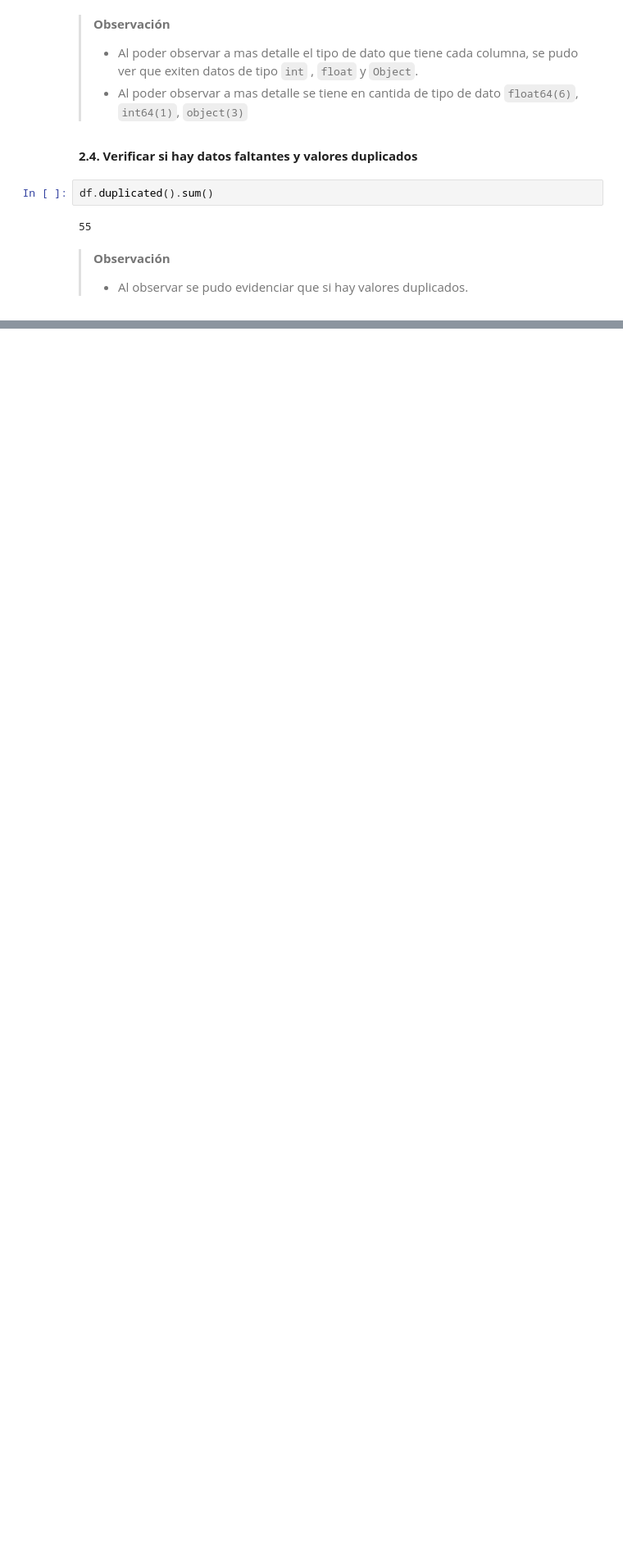
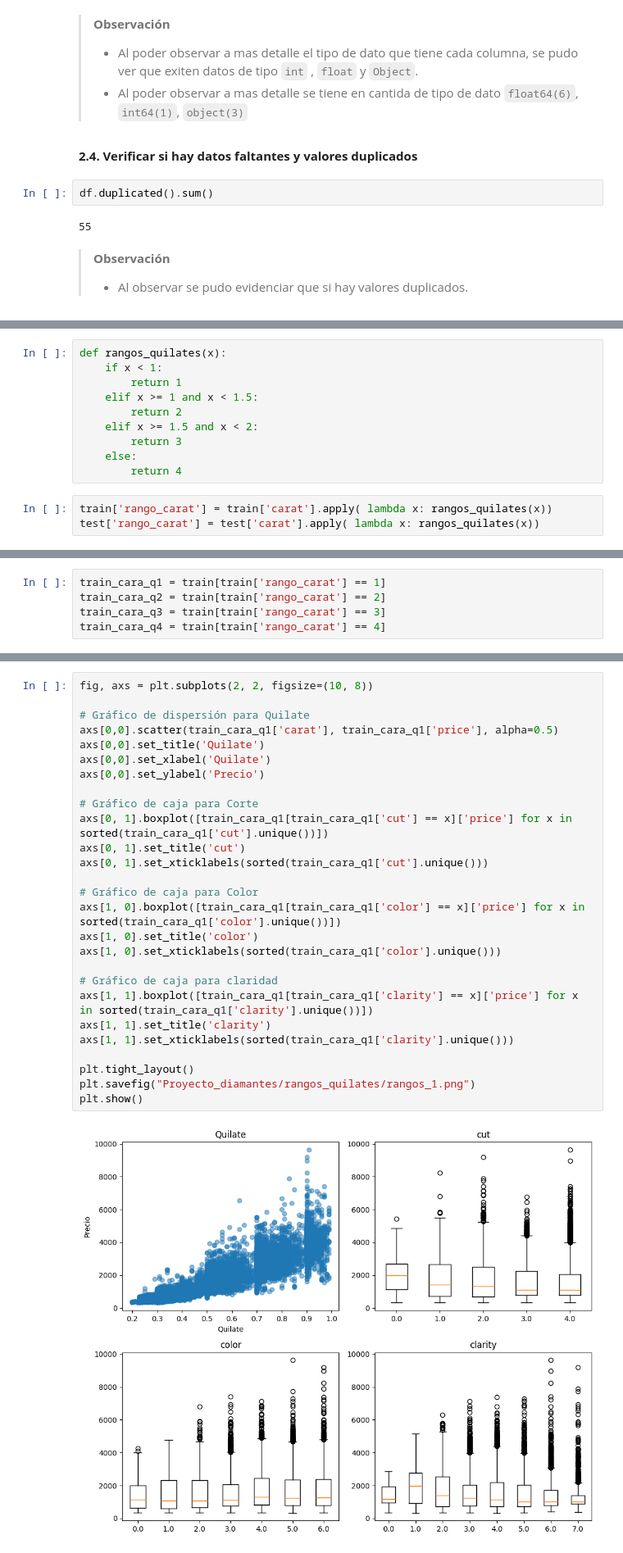
Before and after one commit to linerlander/Proyecto-Prediccion-Diamante, a Jupyter notebook: proyecto_final.ipynb, the cells around one changed output, grey strips where cells are left out. Shown at 82% size. Saved outputs shown, nothing was run; the diff lists cells and outputs as text; blank space fills up the shorter version.

```diff
--- a/proyecto_final.ipynb
+++ b/proyecto_final.ipynb
@@ -127,0 +310,13 @@ dtype: int64
+# %%
+def rangos_quilates(x):
+    if x < 1:
+        return 1
+    elif x >= 1 and x < 1.5:
+        return 2
+    elif x >= 1.5 and x < 2:
+        return 3
+    else:
+        return 4
+# %%
+train['rango_carat'] = train['carat'].apply( lambda x: rangos_quilates(x))
+test['rango_carat'] = test['carat'].apply( lambda x: rangos_quilates(x))
@@ -127,0 +325,5 @@ dtype: int64
+# %%
+train_cara_q1 = train[train['rango_carat'] == 1]
+train_cara_q2 = train[train['rango_carat'] == 2]
+train_cara_q3 = train[train['rango_carat'] == 3]
+train_cara_q4 = train[train['rango_carat'] == 4]
@@ -127,0 +332,29 @@ dtype: int64
+# %%
+fig, axs = plt.subplots(2, 2, figsize=(10, 8))
+
+# Gráfico de dispersión para Quilate
+axs[0,0].scatter(train_cara_q1['carat'], train_cara_q1['price'], alpha=0.5)
+axs[0,0].set_title('Quilate')
+axs[0,0].set_xlabel('Quilate')
+axs[0,0].set_ylabel('Precio')
+
+# Gráfico de caja para Corte
+axs[0, 1].boxplot([train_cara_q1[train_cara_q1['cut'] == x]['price'] for x in sorted(train_cara_q1['cut'].unique())])
+axs[0, 1].set_title('cut')
+axs[0, 1].set_xticklabels(sorted(train_cara_q1['cut'].unique()))
+
+# Gráfico de caja para Color
+axs[1, 0].boxplot([train_cara_q1[train_cara_q1['color'] == x]['price'] for x in sorted(train_cara_q1['color'].unique())])
+axs[1, 0].set_title('color')
+axs[1, 0].set_xticklabels(sorted(train_cara_q1['color'].unique()))
+
+# Gráfico de caja para claridad
+axs[1, 1].boxplot([train_cara_q1[train_cara_q1['clarity'] == x]['price'] for x in sorted(train_cara_q1['clarity'].unique())])
+axs[1, 1].set_title('clarity')
+axs[1, 1].set_xticklabels(sorted(train_cara_q1['clarity'].unique()))
+
+plt.tight_layout()
+plt.savefig("Proyecto_diamantes/rangos_quilates/rangos_1.png")
+plt.show()
+# %% [output]
+[figure, added]
```
Also changed, not shown: parts of 82 cells of this notebook, 31 other files.
